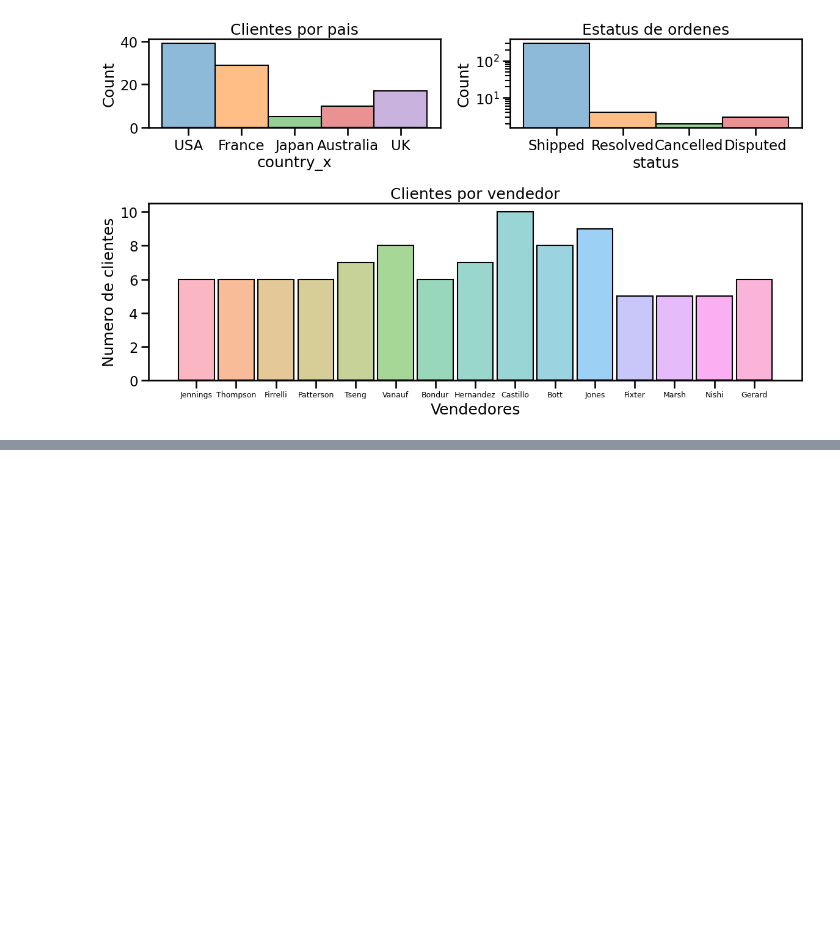
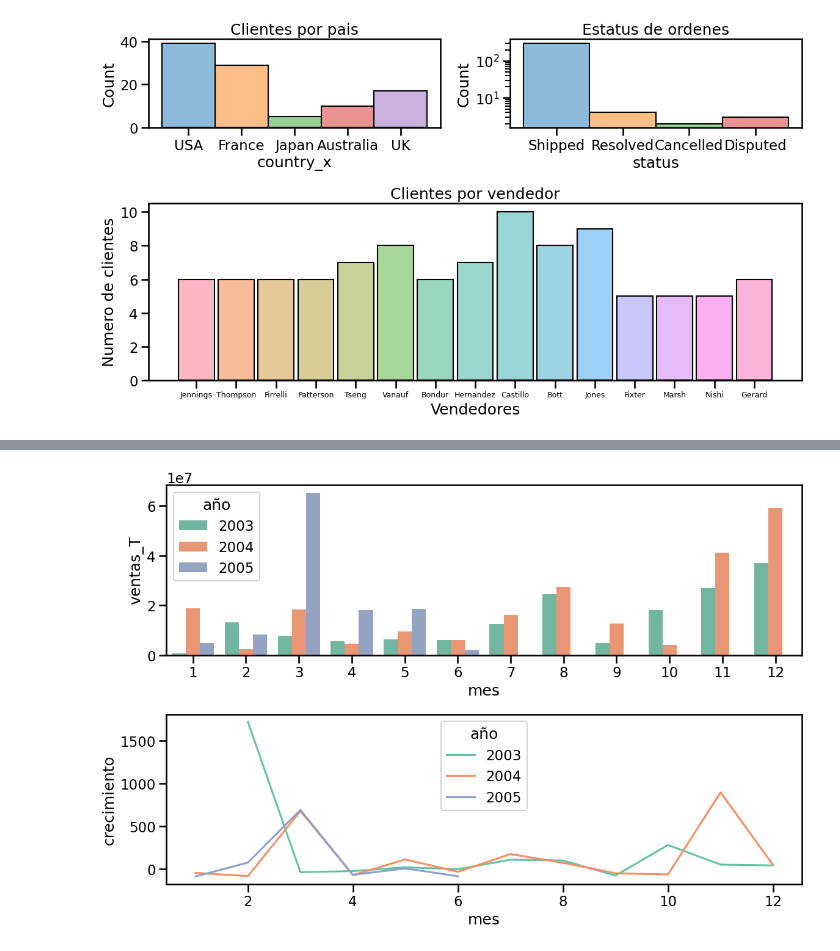
Before and after one commit to CAlejandroMartinez/DataScience, a Jupyter notebook: mergeDataFrames/reporteTienda.ipynb, the cells around one changed output, grey strips where cells are left out. Cells and saved outputs as stored; diff of their text form; code cells hidden in the pictures; blank space fills up the shorter version.

```diff
--- a/mergeDataFrames/reporteTienda.ipynb
+++ b/mergeDataFrames/reporteTienda.ipynb
@@ -57,0 +91,20 @@ df_ventas= df_productos_vendidos.merge(df_ordenes_pagadas,how='inner',left_on='o
+# %%
+df_ventas['paymentDate']=pd.to_datetime(df_ventas['paymentDate'],format='%Y-%m-%d')
+df_ventas['mes']=df_ventas['paymentDate'].dt.month
+df_ventas['anio']=df_ventas['paymentDate'].dt.year
+ventas_x_mes=df_ventas.groupby([df_ventas['anio'],df_ventas['mes']])['amount'].sum()
+# %%
+df_resultado = ventas_x_mes.reset_index()
+df_resultado.columns = ['año', 'mes', 'ventas_T']
+df_resultado['crecimiento']=df_resultado['ventas_T'].pct_change()*100
+df_resultado['año']=df_resultado['año'].astype(str)
+# %%
+fig4=plt.figure(figsize=(12,8))
+gs1=gridspec.GridSpec(2,1)
+ax4= fig4.add_subplot(gs1[0])
+ax5=fig4.add_subplot(gs1[1])
+sns.barplot(data= df_resultado,x='mes',y='ventas_T',hue='año' ,palette="Set2",ax=ax4)
+sns.lineplot(df_resultado,x='mes',y='crecimiento',hue='año', markers='o',ax=ax5,palette="Set2")
+plt.tight_layout()
+# %% [output]
+[figure, added]
```
Also changed, not shown: parts of 4 cells of this notebook, 1 other file.
